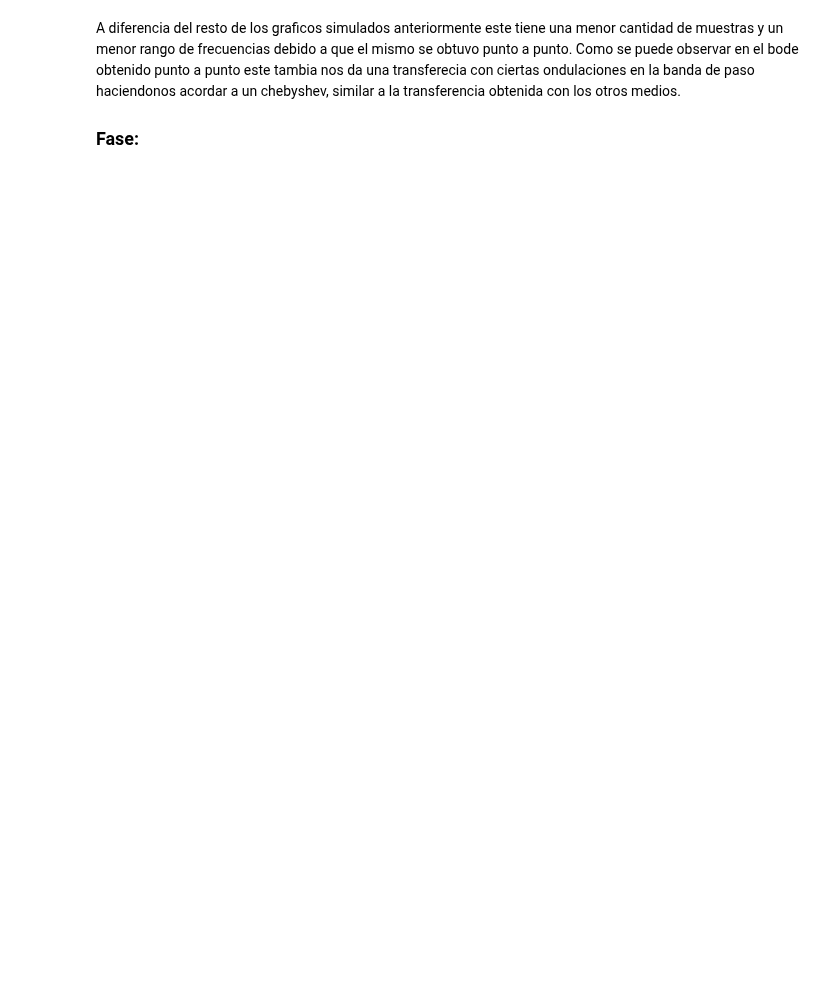
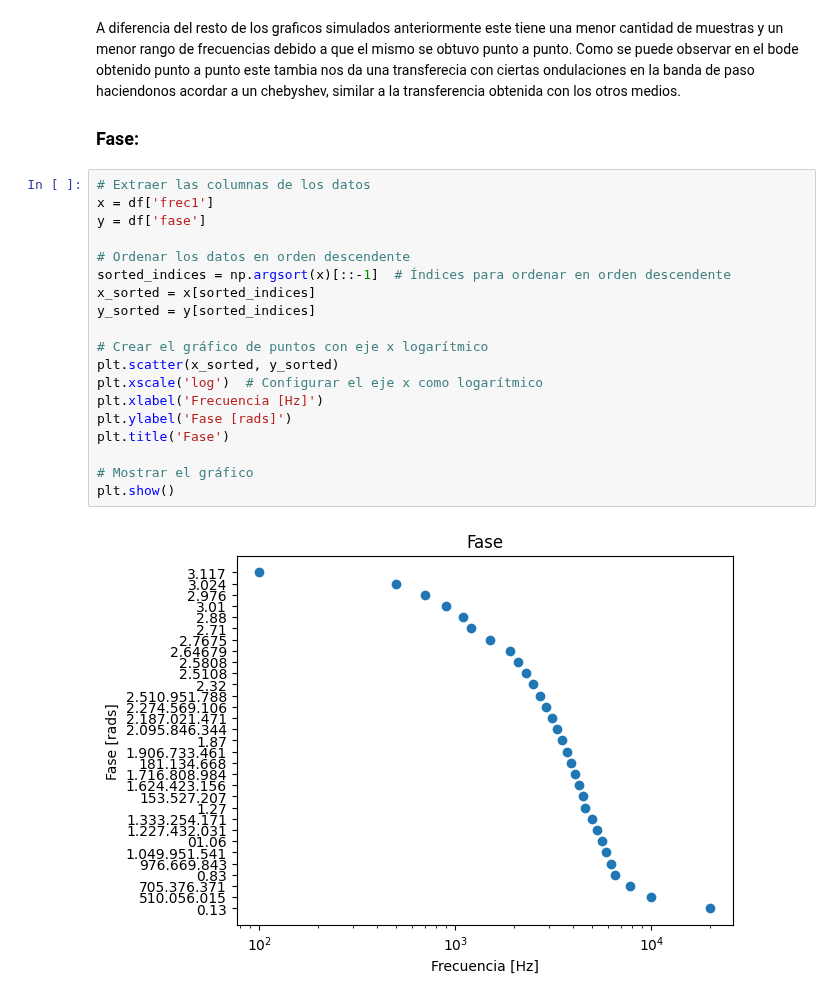
Before and after one commit to Pereyzaquer/TC2_NicolasPereyra, a Jupyter notebook: Labo_Tp/Trabajo_labo.ipynb, the cells around one changed output. Saved outputs shown, nothing was run; the diff lists cells and outputs as text; blank space fills up the shorter version.

```diff
--- a/Labo_Tp/Trabajo_labo.ipynb
+++ b/Labo_Tp/Trabajo_labo.ipynb
@@ -187,3 +194,24 @@ plt.show()
 # %% [markdown]
 A diferencia del resto de los graficos simulados anteriormente este tiene una menor cantidad de muestras y un menor rango de frecuencias debido a que el mismo se obtuvo punto a punto. Como se puede observar en el bode obtenido punto a punto este tambia nos da una transferecia con ciertas ondulaciones en la banda de paso haciendonos acordar a un chebyshev, similar a la transferencia obtenida con los otros medios.
 ### Fase:
+# %%
+# Extraer las columnas de los datos
+x = df['frec1']
+y = df['fase']
+
+# Ordenar los datos en orden descendente
+sorted_indices = np.argsort(x)[::-1]  # Índices para ordenar en orden descendente
+x_sorted = x[sorted_indices]
+y_sorted = y[sorted_indices]
+
+# Crear el gráfico de puntos con eje x logarítmico
+plt.scatter(x_sorted, y_sorted)
+plt.xscale('log')  # Configurar el eje x como logarítmico
+plt.xlabel('Frecuencia [Hz]')
+plt.ylabel('Fase [rads]')
+plt.title('Fase')
+
+# Mostrar el gráfico
+plt.show()
+# %% [output]
+[figure, added]
```
Also changed, not shown: parts of 9 cells of this notebook, 1 other file.
